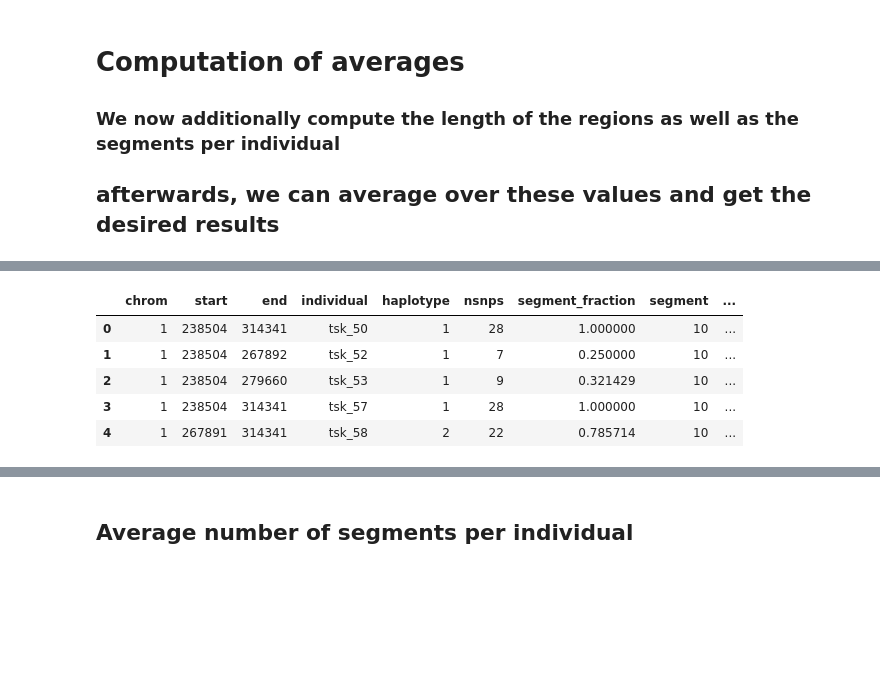
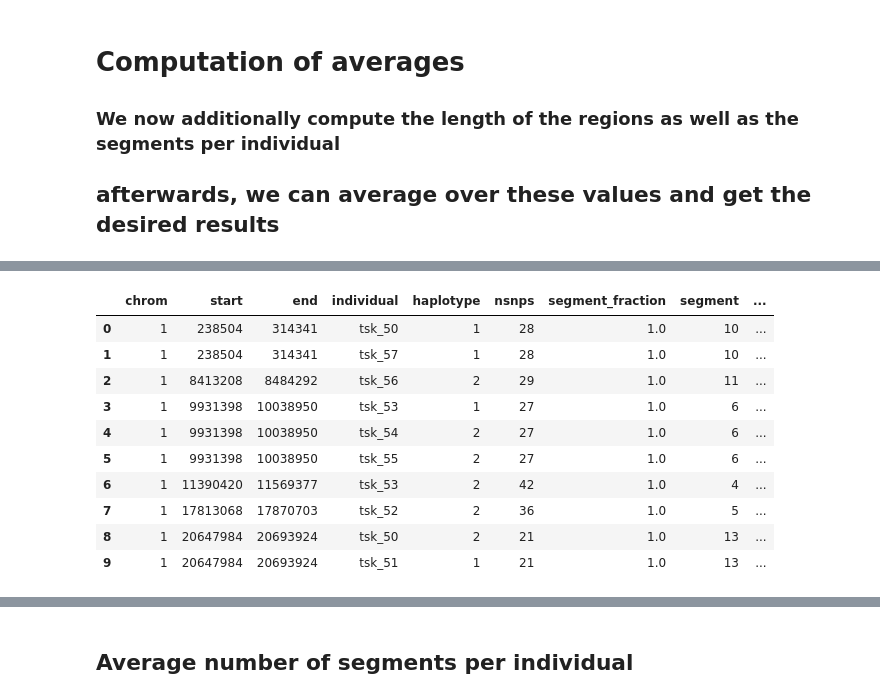
Before and after one commit to jalhackl/SPrime-mapping, a Jupyter notebook: sprime_mapping_example.ipynb, the cells around one changed output, grey strips where cells are left out. Saved outputs shown, nothing was run; the diff lists cells and outputs as text; code cells hidden in the pictures; blank space fills up the shorter version.

```diff
--- a/sprime_mapping_example.ipynb
+++ b/sprime_mapping_example.ipynb
@@ -79,5 +85,6 @@ df = map_sprime_segments(
 # %%
-df = map_sprime_segments(
+df_100_full = map_sprime_segments(
     score_file,
     vcf_file,
-    None, only_tract_output=True, phased=True, target_individuals=tgt_individuals, return_full_records=True)
+    None, only_tract_output=True, phased=True, return_full_records=True, target_individuals=tgt_individuals,
+    segment_fraction=1)
@@ -108,0 +117,2 @@ res_wo_filtering = compute_sprime_info(df)
+# %%
+res_frac100 = compute_sprime_info(df_100_full)
@@ -109,10 +164,15 @@ res_wo_filtering = compute_sprime_info(df)
 # %%
 # the df now also has interval length
-res_wo_filtering["df"].head()
+res_frac100["df"]
 # %% [output]
 |  | chrom | start | end | individual | haplotype | nsnps | segment_fraction | segment | ... |
-| 0 | 1 | 238504 | 314341 | tsk_50 | 1 | 28 | 1.000000 | 10 | ... |
-| 1 | 1 | 238504 | 267892 | tsk_52 | 1 | 7 | 0.250000 | 10 | ... |
-| 2 | 1 | 238504 | 279660 | tsk_53 | 1 | 9 | 0.321429 | 10 | ... |
-| 3 | 1 | 238504 | 314341 | tsk_57 | 1 | 28 | 1.000000 | 10 | ... |
-| 4 | 1 | 267891 | 314341 | tsk_58 | 2 | 22 | 0.785714 | 10 | ... |
+| 0 | 1 | 238504 | 314341 | tsk_50 | 1 | 28 | 1.0 | 10 | ... |
+| 1 | 1 | 238504 | 314341 | tsk_57 | 1 | 28 | 1.0 | 10 | ... |
+| 2 | 1 | 8413208 | 8484292 | tsk_56 | 2 | 29 | 1.0 | 11 | ... |
+| 3 | 1 | 9931398 | 10038950 | tsk_53 | 1 | 27 | 1.0 | 6 | ... |
+| 4 | 1 | 9931398 | 10038950 | tsk_54 | 2 | 27 | 1.0 | 6 | ... |
+| 5 | 1 | 9931398 | 10038950 | tsk_55 | 2 | 27 | 1.0 | 6 | ... |
+| 6 | 1 | 11390420 | 11569377 | tsk_53 | 2 | 42 | 1.0 | 4 | ... |
+| 7 | 1 | 17813068 | 17870703 | tsk_52 | 2 | 36 | 1.0 | 5 | ... |
+| 8 | 1 | 20647984 | 20693924 | tsk_50 | 2 | 21 | 1.0 | 13 | ... |
+| 9 | 1 | 20647984 | 20693924 | tsk_51 | 1 | 21 | 1.0 | 13 | ... |
```
Also changed, not shown: parts of 50 cells of this notebook, 3 other files.
